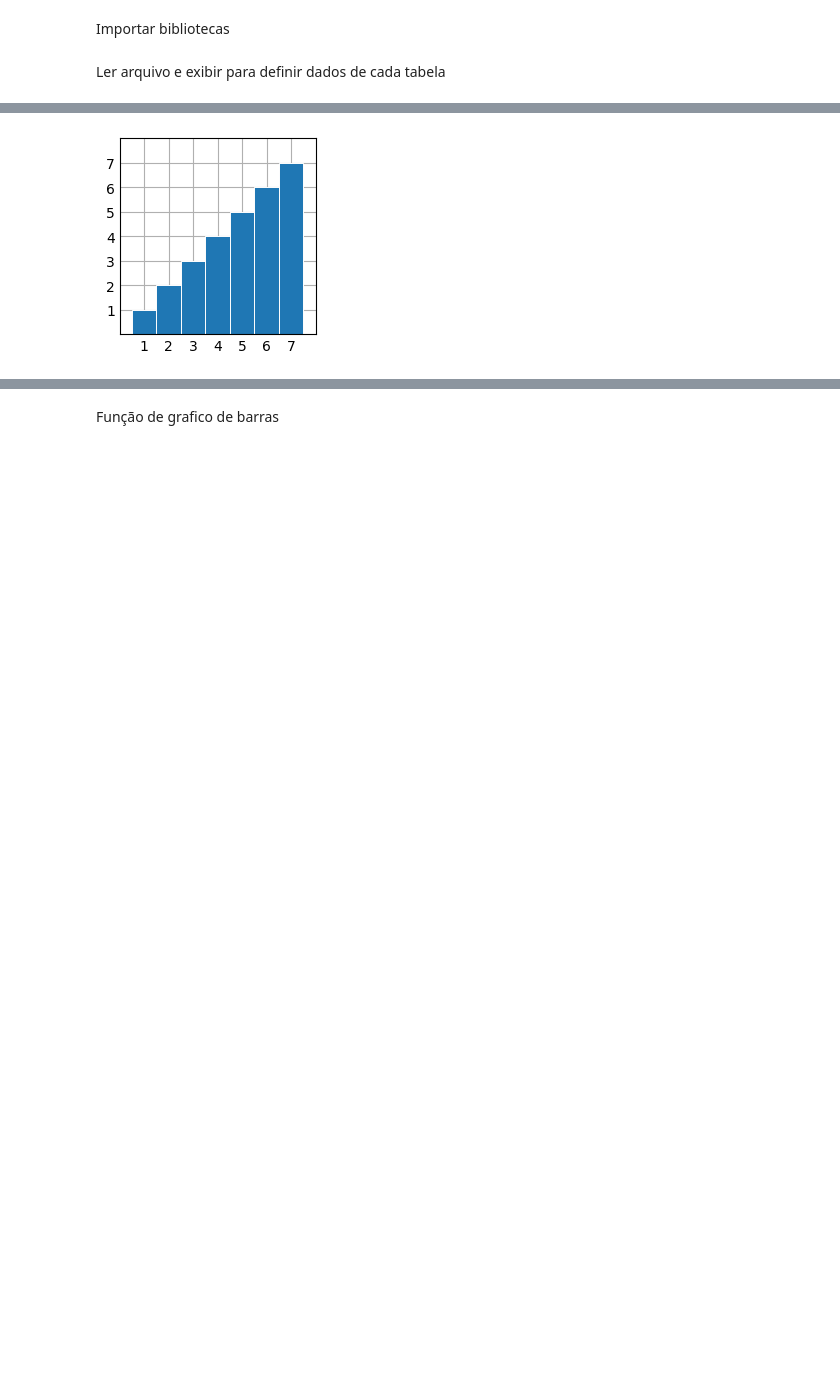
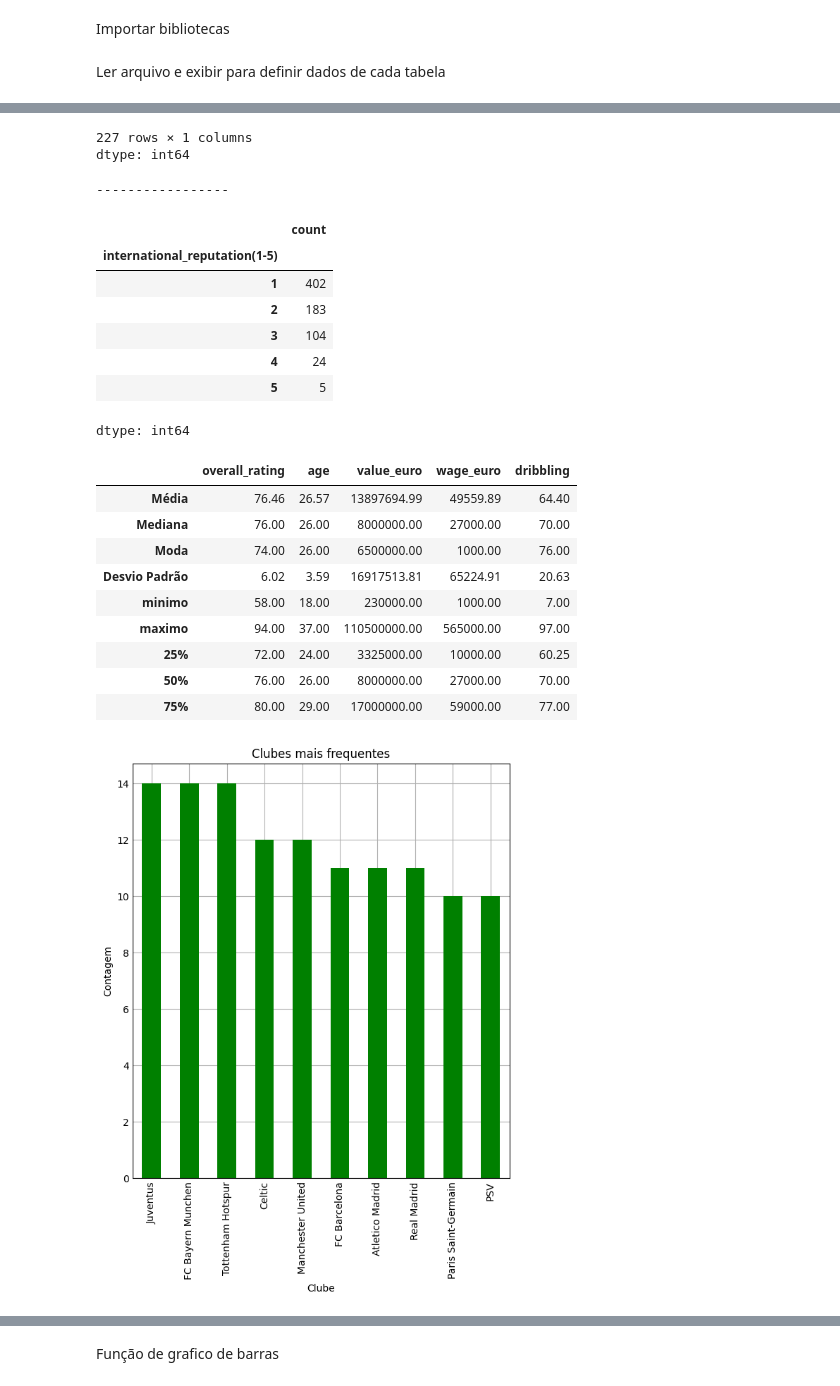
Before and after one commit to FelipePinheiro964/Fase-1---estat-stica-aplicada, a Jupyter notebook: Fase_1_Projeto_estatistica_aplicada.ipynb, the cells around one changed output, grey strips where cells are left out. Drawn from its saved outputs; the diff is of its cells as text; code cells hidden in the pictures; blank space fills up the shorter version.

Commit message:
Adiçao de graficos e questoes

```diff
--- a/Fase_1_Projeto_estatistica_aplicada.ipynb
+++ b/Fase_1_Projeto_estatistica_aplicada.ipynb
@@ -18,15 +18,17 @@ def carregar_dados_iniciais():
 
 def exibir_tabela(dados_fifa):
     # pd.set_option('display.max.rows', None)
-    print("Tabela de chapas: ")
+    print("tabela: ")
     display(dados_fifa)
 
 def main():
-    dados_fifa = carregar_dados_iniciais()
-    exibir_tabela(dados_fifa)
-    bar_grafic()
-    boxplot()
-    hist()
+    # dados_fifa = carregar_dados_iniciais()
+    # exibir_tabela(dados_fifa)
+    # questao_2(dados_fifa)
+    # questao_3(dados_fifa)
+    # bar_grafic()
+    # boxplot()
+    # hist()
 
 main()
 # %% [output]
@@ -47 +62,22 @@ Tabela de chapas:
+227 rows × 1 columns
+dtype: int64
+-----------------
+|  | count |
+| international_reputation(1-5) |  |
+| 1 | 402 |
+| 2 | 183 |
+| 3 | 104 |
+| 4 | 24 |
+| 5 | 5 |
+dtype: int64
+|  | overall_rating | age | value_euro | wage_euro | dribbling |
+| Média | 76.46 | 26.57 | 13897694.99 | 49559.89 | 64.40 |
+| Mediana | 76.00 | 26.00 | 8000000.00 | 27000.00 | 70.00 |
+| Moda | 74.00 | 26.00 | 6500000.00 | 1000.00 | 76.00 |
+| Desvio Padrão | 6.02 | 3.59 | 16917513.81 | 65224.91 | 20.63 |
+| minimo | 58.00 | 18.00 | 230000.00 | 1000.00 | 7.00 |
+| maximo | 94.00 | 37.00 | 110500000.00 | 565000.00 | 97.00 |
+| 25% | 72.00 | 24.00 | 3325000.00 | 10000.00 | 60.25 |
+| 50% | 76.00 | 26.00 | 8000000.00 | 27000.00 | 70.00 |
+| 75% | 80.00 | 29.00 | 17000000.00 | 59000.00 | 77.00 |
-[figure, old version]
+[figure, new version]
```
Also changed, not shown: parts of 10 cells of this notebook.
